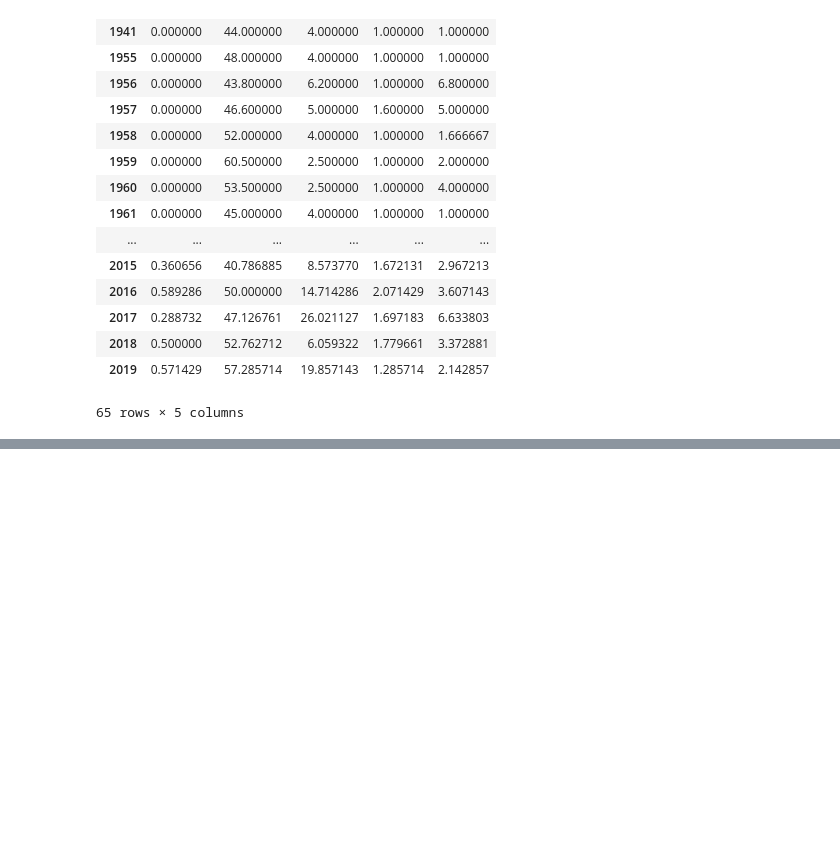
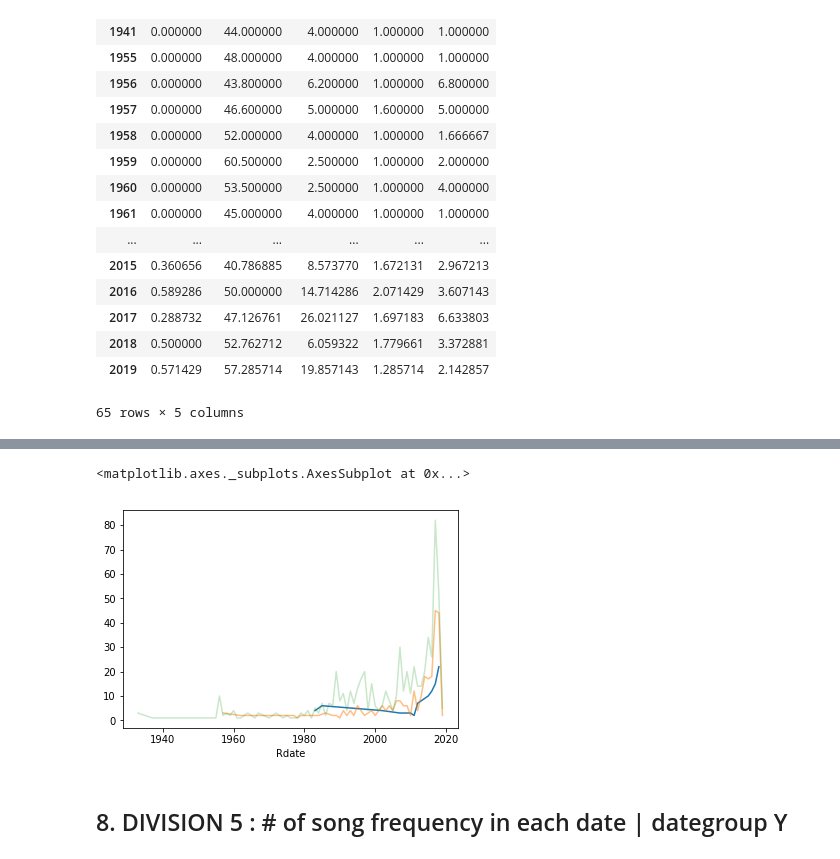
Before and after one commit to mxayon/statipy, a Jupyter notebook: Results.ipynb, the cells around one changed output, grey strips where cells are left out. Cells and saved outputs as stored; diff of their text form; code cells hidden in the pictures; blank space fills up the shorter version.

```diff
--- a/Results.ipynb
+++ b/Results.ipynb
@@ -200,0 +206,9 @@ dt_desc.mean()
+# %%
+tr3y.groupby(['Rdate'])['Explicit'].count().plot.line(stacked=True, alpha=1)
+tr2y.groupby(['Rdate'])['Explicit'].count().plot.line(stacked=True, alpha=0.50)
+tr1y.groupby(['Rdate'])['Explicit'].count().plot.line(stacked=True, alpha=0.25)
+# %% [output]
+<matplotlib.axes._subplots.AxesSubplot at 0x...>
+[figure, added]
+# %% [markdown]
+## 8. DIVISION 5 : # of song frequency in each date |  dategroup Y
```
Also changed, not shown: parts of 35 cells of this notebook.
